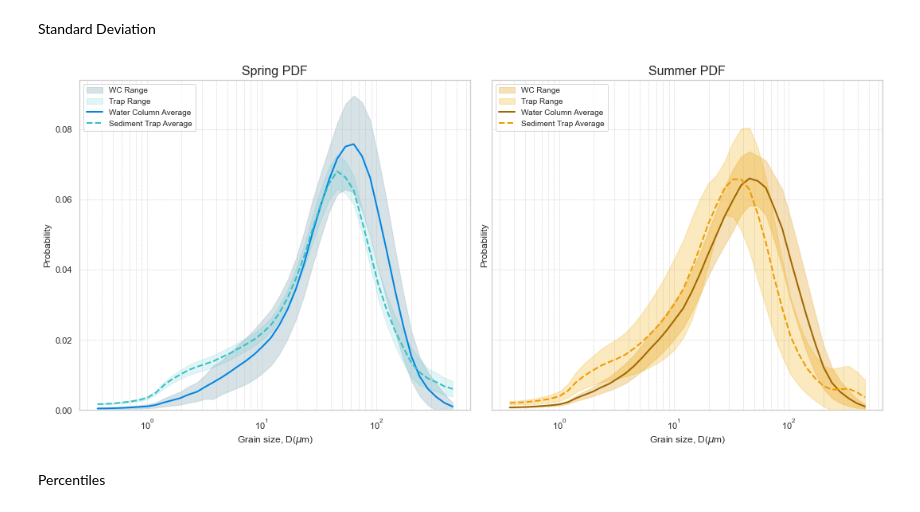
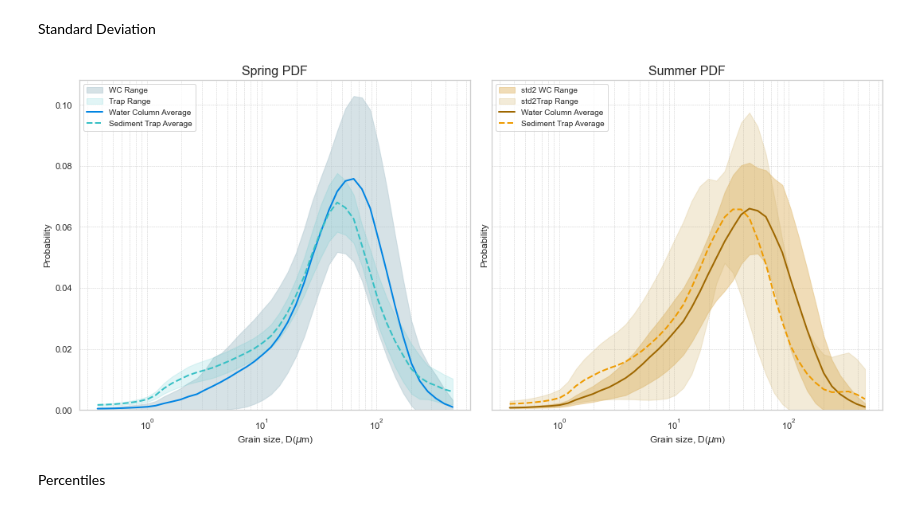
Before and after one commit to nicole-hucke/sediment_trap_paper, a Jupyter notebook: data_analysis/GSD_trap_vs_WC_analysis/PDF_plots.ipynb, the cells around one changed output. Saved outputs shown, nothing was run; the diff lists cells and outputs as text; code cells hidden in the pictures.

```diff
--- a/data_analysis/GSD_trap_vs_WC_analysis/PDF_plots.ipynb
+++ b/data_analysis/GSD_trap_vs_WC_analysis/PDF_plots.ipynb
@@ -779,39 +781,41 @@ sns.set(style='whitegrid')
 fig, ax = plt.subplots(nrows=1, ncols=2, figsize=(15, 7), sharey=True)
 
 # SPRING
-ax[0].fill_between(grain_sizes, water_SP['avg']-water_SP['std'], water_SP['avg']+ water_SP['std'], color='#AEC6CF', alpha=0.5, label='WC Range')
-ax[0].fill_between(grain_sizes, trap_SP['avg']-trap_SP['std'], trap_SP['avg']+trap_SP['std'], color="#36C0C5", alpha=0.15, label='Trap Range')
+ax[0].fill_between(grain_sizes, water_SP['avg']-1.96*water_SP['std'], water_SP['avg']+ 1.96*water_SP['std'], color='#AEC6CF', alpha=0.5, label='WC Range')
+ax[0].fill_between(grain_sizes, trap_SP['avg']-1.96*trap_SP['std'], trap_SP['avg']+1.96*trap_SP['std'], color="#36C0C5", alpha=0.15, label='Trap Range')
 # plot the average lines
 ax[0].plot(grain_sizes, water_SP['avg'], color="#0084E2", linewidth=2, label='Water Column Average')
 ax[0].plot(grain_sizes, trap_SP['avg'], color="#36C0C5", linewidth=2, linestyle='--', label='Sediment Trap Average')
 # labels
 ax[0].set_title('Spring PDF', fontsize=16)
 ax[0].set_xlabel('Grain size, D($\mu$m)', fontsize=12)
 ax[0].set_ylabel('Probability', fontsize=12)
 ax[0].set_xscale('log')
 ax[0].set_ylim(bottom=0)
 ax[0].legend(loc='upper left', frameon=True, fontsize=10)
 ax[0].grid(True, which='both', linestyle='--', linewidth=0.5)
 
 # SUMMER
-ax[1].fill_between(grain_sizes, water_SM['avg']-water_SM['std'], water_SM['avg']+ water_SM['std'], color="#EEC372", alpha=0.5, label='WC Range')
-ax[1].fill_between(grain_sizes, trap_SM['avg']-trap_SM['std'], trap_SM['avg']+trap_SM['std'], color="#F2A900", alpha=0.25, label='Trap Range')
+#ax[1].fill_between(grain_sizes, water_SM['avg']-water_SM['std'], water_SM['avg']+ water_SM['std'], color="#EEC372", alpha=0.5, label='std1 WC Range')
+#ax[1].fill_between(grain_sizes, trap_SM['avg']-trap_SM['std'], trap_SM['avg']+trap_SM['std'], color="#F2A900", alpha=0.25, label='std1 Trap Range')
+ax[1].fill_between(grain_sizes, water_SM['avg']-1.96*water_SM['std'], water_SM['avg']+ 1.96*water_SM['std'], color="#E2BB71", alpha=0.5, label='std2 WC Range')
+ax[1].fill_between(grain_sizes, trap_SM['avg']-1.96*trap_SM['std'], trap_SM['avg']+1.96*trap_SM['std'], color="#D1B167", alpha=0.25, label='std2Trap Range')
 # plot the average lines
 ax[1].plot(grain_sizes, water_SM['avg'], color="#9E6700", linewidth=2, label='Water Column Average')
 ax[1].plot(grain_sizes, trap_SM['avg'], color="#EE9B01", linewidth=2, linestyle='--', label='Sediment Trap Average')
 # labels
 ax[1].set_title('Summer PDF', fontsize=16)
 ax[1].set_xlabel('Grain size, D($\mu$m)', fontsize=12)
 ax[1].set_ylabel('Probability', fontsize=12)
 ax[1].set_xscale('log')
 ax[1].set_ylim(bottom=0)
 ax[1].legend(loc='upper left', frameon=True, fontsize=10)
 ax[1].grid(True, which='both', linestyle='--', linewidth=0.5)
 
 plt.tight_layout()
 plt.show()
 # %% [output]
-[figure, old version]
+[figure, new version]
 # %% [markdown]
 Percentiles
 # %%
```
Also changed, not shown: parts of 5 cells of this notebook.
